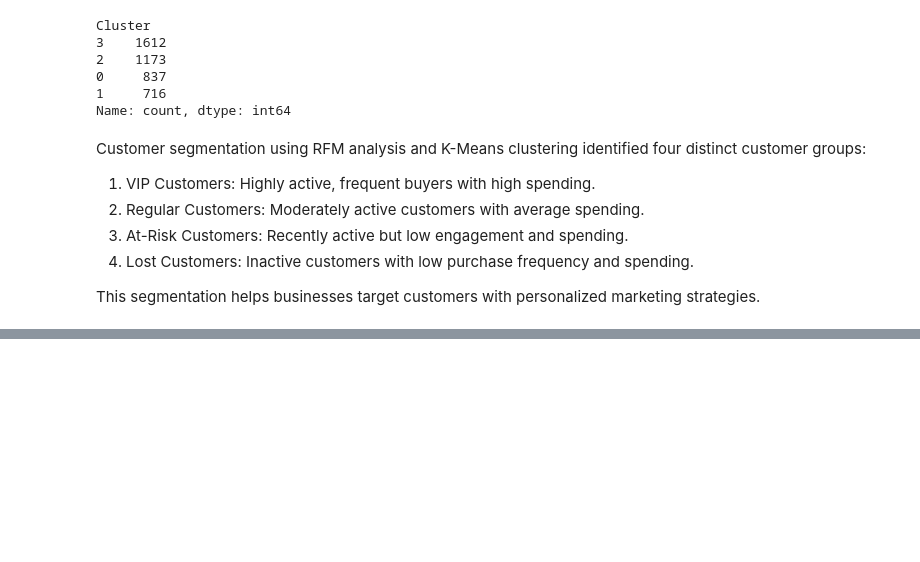
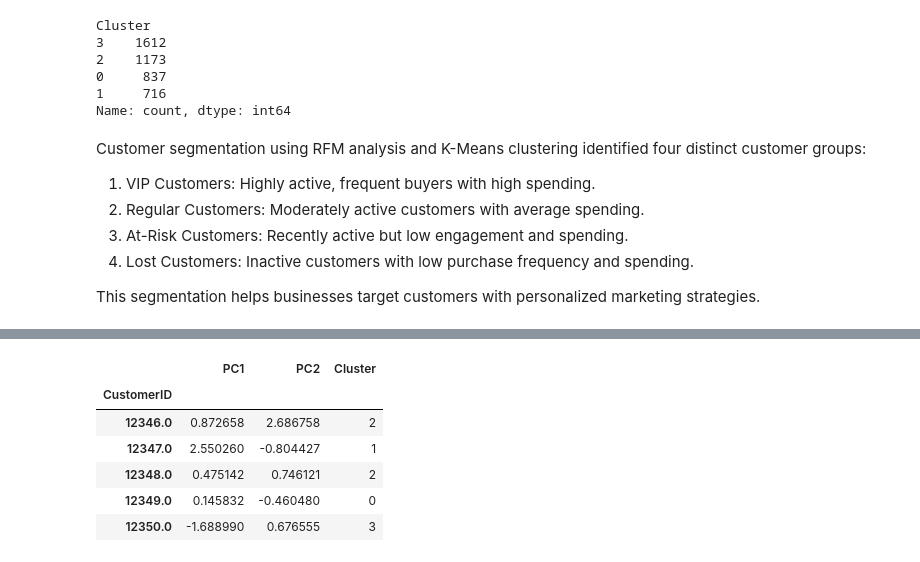
Before and after one commit to growithanand/customer-behavior-segmentation, a Jupyter notebook: notebooks/customer_segmentation.ipynb, the cells around one changed output, grey strips where cells are left out. Saved outputs shown, nothing was run; the diff lists cells and outputs as text; code cells hidden in the pictures; blank space fills up the shorter version.

```diff
--- a/notebooks/customer_segmentation.ipynb
+++ b/notebooks/customer_segmentation.ipynb
@@ -279,0 +338,10 @@ This segmentation helps businesses target customers with personalized marketing
+# %%
+rfm_pca.head()
+# %% [output]
+|  | PC1 | PC2 | Cluster |
+| CustomerID |  |  |  |
+| 12346.0 | 0.872658 | 2.686758 | 2 |
+| 12347.0 | 2.550260 | -0.804427 | 1 |
+| 12348.0 | 0.475142 | 0.746121 | 2 |
+| 12349.0 | 0.145832 | -0.460480 | 0 |
+| 12350.0 | -1.688990 | 0.676555 | 3 |
```
Also changed, not shown: parts of 4 cells of this notebook, 3 other files.
